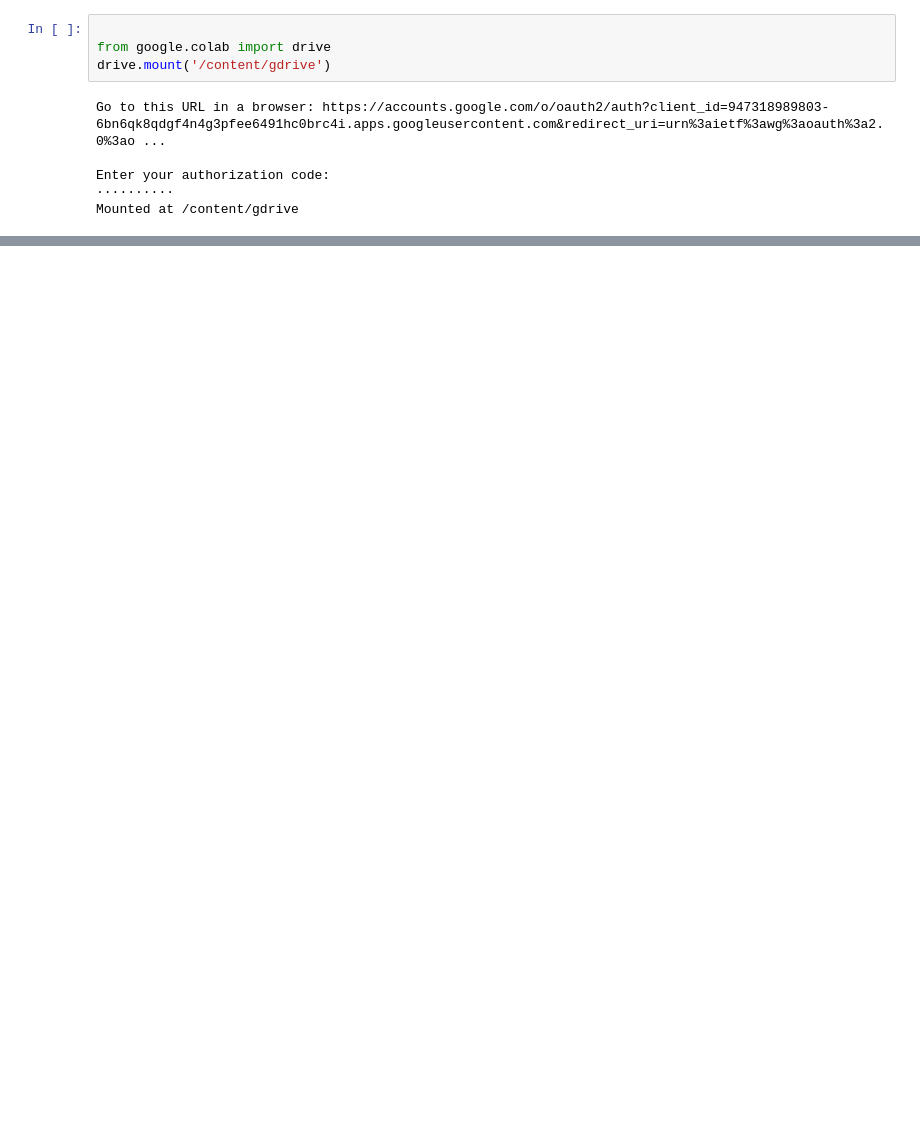
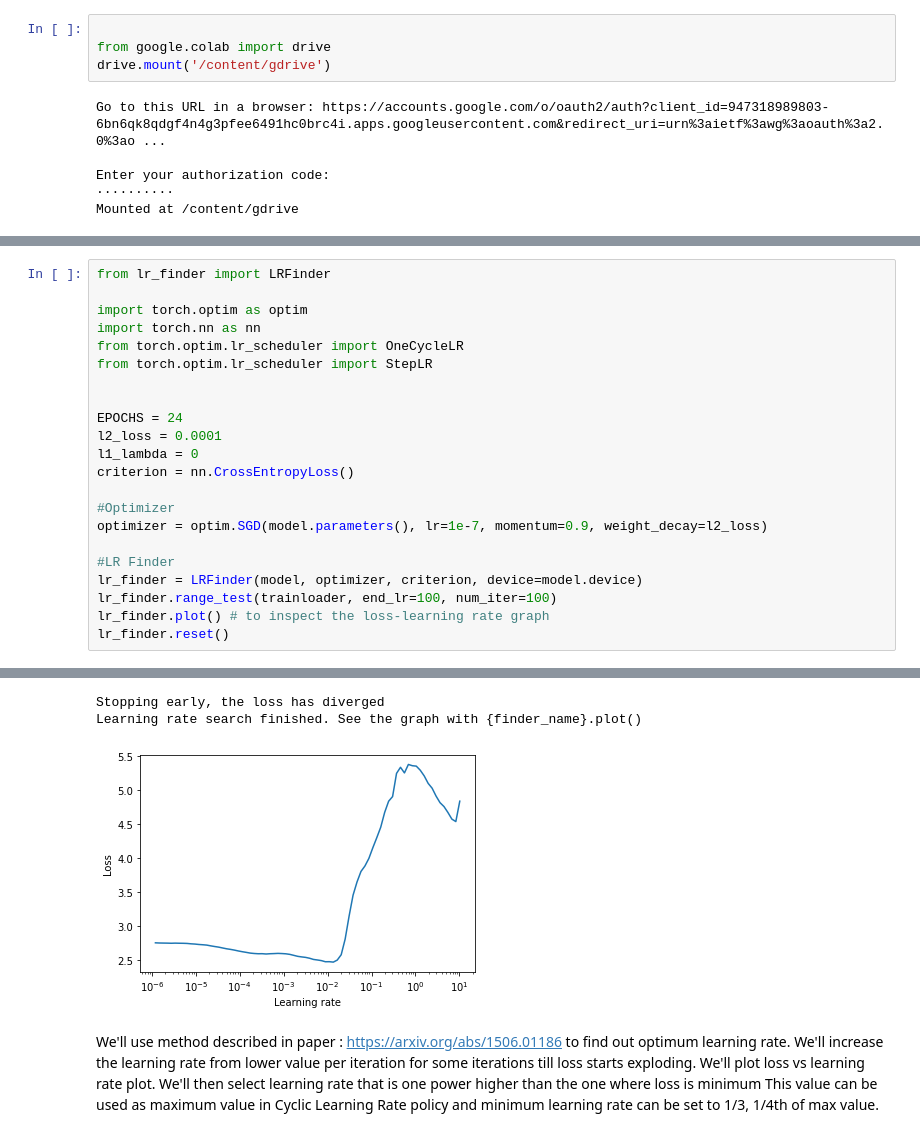
Before and after one commit to gmrammohan15/EVA4, a Jupyter notebook: S11.ipynb, the cells around one changed output, grey strips where cells are left out. Saved outputs shown, nothing was run; the diff lists cells and outputs as text; blank space fills up the shorter version.

```diff
--- a/S11.ipynb
+++ b/S11.ipynb
@@ -230 +122,24 @@ Estimated Total Size (MB): 31.82
 ----------------------------------------------------------------
+# %%
+from lr_finder import LRFinder
+
+import torch.optim as optim
+import torch.nn as nn
+from torch.optim.lr_scheduler import OneCycleLR
+from torch.optim.lr_scheduler import StepLR
+
+
+EPOCHS = 24
+l2_loss = 0.0001
+l1_lambda = 0
+criterion = nn.CrossEntropyLoss()
+
+#Optimizer
+optimizer = optim.SGD(model.parameters(), lr=1e-7, momentum=0.9, weight_decay=l2_loss)
+
+#LR Finder
+lr_finder = LRFinder(model, optimizer, criterion, device=model.device)
+lr_finder.range_test(trainloader, end_lr=100, num_iter=100)
+lr_finder.plot() # to inspect the loss-learning rate graph
+lr_finder.reset()
+# %% [output]
@@ -230,0 +149,10 @@ Estimated Total Size (MB): 31.82
+Stopping early, the loss has diverged
+Learning rate search finished. See the graph with {finder_name}.plot()
+[figure, added]
+# %% [markdown]
+We'll use method described in paper : https://arxiv.org/abs/1506.01186 to find out optimum learning rate.
+We'll increase the learning rate from lower value per iteration for some iterations till loss starts exploding.
+We'll plot loss vs learning rate plot.
+We'll then select learning rate that is one power higher than the one where loss is minimum
+This value can be used as maximum value in Cyclic Learning Rate policy and minimum learning rate
+can be set to 1/3, 1/4th of max value.
```
Also changed, not shown: parts of 14 cells of this notebook.
